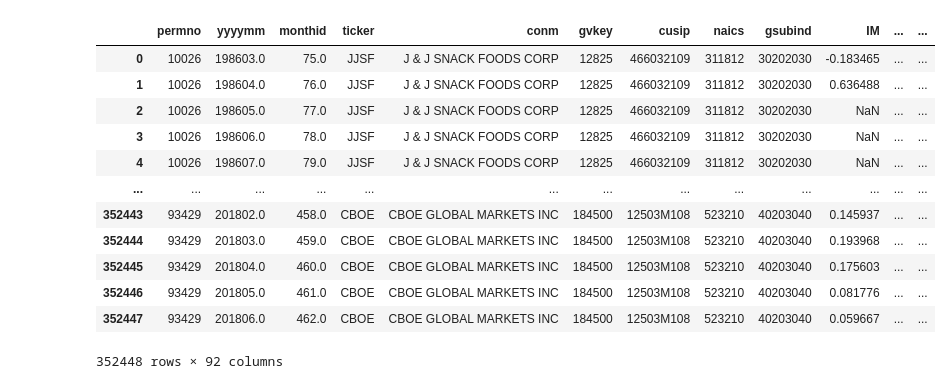
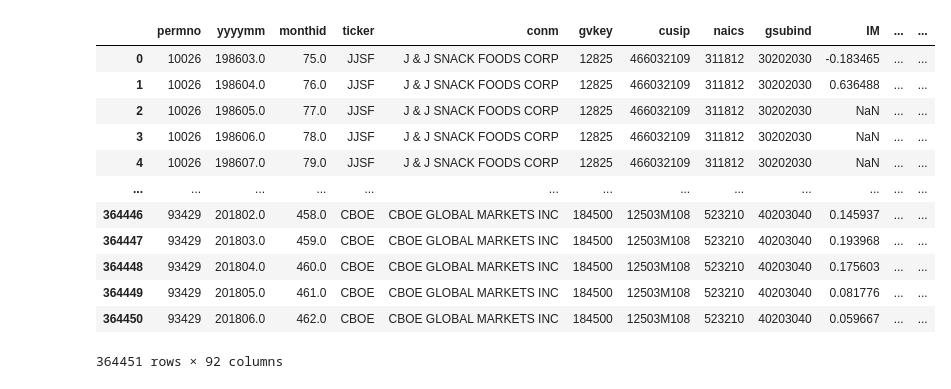
Before and after one commit to gavinsuns/Factor-Analysis, a Jupyter notebook: CFM301_Final.ipynb, the cells around one changed output. Saved outputs shown, nothing was run; the diff lists cells and outputs as text; code cells hidden in the pictures.

```diff
--- a/CFM301_Final.ipynb
+++ b/CFM301_Final.ipynb
@@ -20,45 +20,45 @@ import math
 
 #dataset = pd.read_sas("dataset_files/provided_dataset_merged_df.sas7bdat", encoding="ISO-8859-1")
 dataset = pd.read_csv("dataset_files/provided_dataset_merged_df.csv")
-dataset = dataset[dataset['yyyymm'] >= 198401]
+#dataset = dataset[dataset['yyyymm'] >= 198401]
 dataset['permno'] = dataset['permno'].astype(np.int64)
 factors = list(dataset.columns[9:59]) + list(dataset.columns[81:])
 ret_cols = list(dataset.columns[61:75])
 
 #Filtering stocks based on stock price and market cap
 dataset['PRC'] = abs(dataset['PRC'])
 dataset['size'] = dataset['PRC'] * dataset['SHROUT'] * 1000
 dataset['botm_size'] = dataset.groupby(["permno"])["size"].shift(1)
 dataset['botm_prc'] = dataset.groupby(["permno"])["PRC"].shift(1)
 dataset['permno_year'] = dataset['permno'].astype(str) + '_' + dataset['yyyymm'].astype(str).str.slice(0,4)
 
 dates = np.sort(pd.unique(dataset["yyyymm"]))
 januaries = list(filter(lambda x: x % 100 == 1, dates))
 
 indices_to_drop = set()
 
 for date in januaries:
   df = dataset.loc[dataset["yyyymm"] == date]
   for index, row in df.iterrows():
     if row["botm_prc"] < 5 or row['botm_size'] < 10 ** 8:
       indices_to_drop.add(row["permno_year"])
 indices_to_drop
 dataset = dataset[~dataset['permno_year'].isin(indices_to_drop)].reset_index(drop=True)
 dataset
 # %% [output]
 |  | permno | yyyymm | monthid | ticker | conm | gvkey | cusip | naics | gsubind | IM | ... | ... |
 | 0 | 10026 | 198603.0 | 75.0 | JJSF | J & J SNACK FOODS CORP | 12825 | 466032109 | 311812 | 30202030 | -0.183465 | ... | ... |
 | 1 | 10026 | 198604.0 | 76.0 | JJSF | J & J SNACK FOODS CORP | 12825 | 466032109 | 311812 | 30202030 | 0.636488 | ... | ... |
 | 2 | 10026 | 198605.0 | 77.0 | JJSF | J & J SNACK FOODS CORP | 12825 | 466032109 | 311812 | 30202030 | NaN | ... | ... |
 | 3 | 10026 | 198606.0 | 78.0 | JJSF | J & J SNACK FOODS CORP | 12825 | 466032109 | 311812 | 30202030 | NaN | ... | ... |
 | 4 | 10026 | 198607.0 | 79.0 | JJSF | J & J SNACK FOODS CORP | 12825 | 466032109 | 311812 | 30202030 | NaN | ... | ... |
 | ... | ... | ... | ... | ... | ... | ... | ... | ... | ... | ... | ... | ... |
-| 352443 | 93429 | 201802.0 | 458.0 | CBOE | CBOE GLOBAL MARKETS INC | 184500 | 12503M108 | 523210 | 40203040 | 0.145937 | ... | ... |
-| 352444 | 93429 | 201803.0 | 459.0 | CBOE | CBOE GLOBAL MARKETS INC | 184500 | 12503M108 | 523210 | 40203040 | 0.193968 | ... | ... |
-| 352445 | 93429 | 201804.0 | 460.0 | CBOE | CBOE GLOBAL MARKETS INC | 184500 | 12503M108 | 523210 | 40203040 | 0.175603 | ... | ... |
-| 352446 | 93429 | 201805.0 | 461.0 | CBOE | CBOE GLOBAL MARKETS INC | 184500 | 12503M108 | 523210 | 40203040 | 0.081776 | ... | ... |
-| 352447 | 93429 | 201806.0 | 462.0 | CBOE | CBOE GLOBAL MARKETS INC | 184500 | 12503M108 | 523210 | 40203040 | 0.059667 | ... | ... |
+| 364446 | 93429 | 201802.0 | 458.0 | CBOE | CBOE GLOBAL MARKETS INC | 184500 | 12503M108 | 523210 | 40203040 | 0.145937 | ... | ... |
+| 364447 | 93429 | 201803.0 | 459.0 | CBOE | CBOE GLOBAL MARKETS INC | 184500 | 12503M108 | 523210 | 40203040 | 0.193968 | ... | ... |
+| 364448 | 93429 | 201804.0 | 460.0 | CBOE | CBOE GLOBAL MARKETS INC | 184500 | 12503M108 | 523210 | 40203040 | 0.175603 | ... | ... |
+| 364449 | 93429 | 201805.0 | 461.0 | CBOE | CBOE GLOBAL MARKETS INC | 184500 | 12503M108 | 523210 | 40203040 | 0.081776 | ... | ... |
+| 364450 | 93429 | 201806.0 | 462.0 | CBOE | CBOE GLOBAL MARKETS INC | 184500 | 12503M108 | 523210 | 40203040 | 0.059667 | ... | ... |
-352448 rows × 92 columns
+364451 rows × 92 columns
 # %%
 # Keshav: Imputing data as provided the code for in ML lecture exercise 1
 
```
Also changed, not shown: parts of 12 cells of this notebook, 2 other files.
